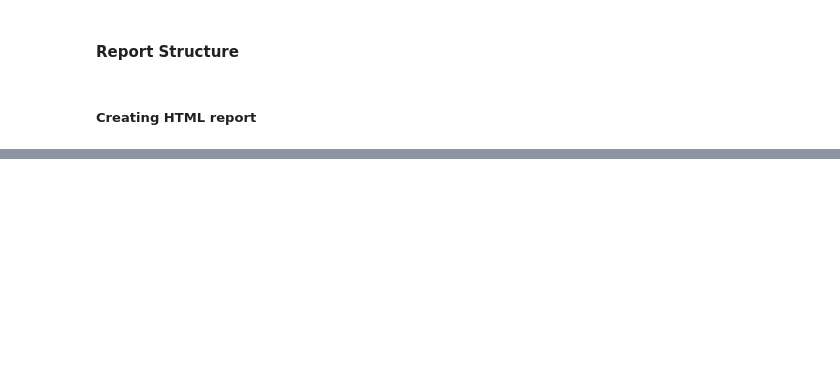
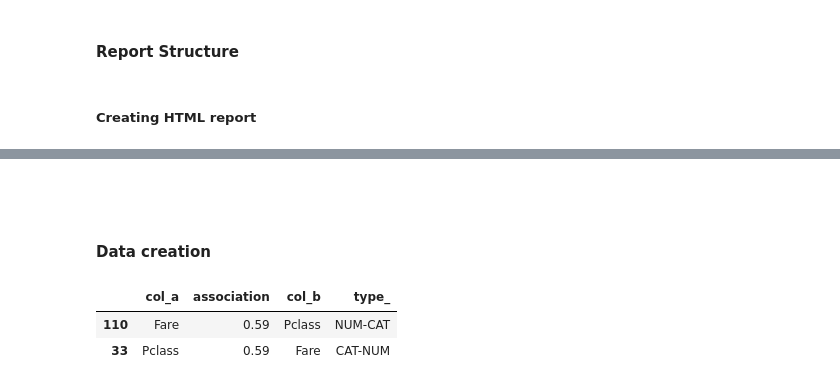
Before and after one commit to hsinghal726/Profiling, a Jupyter notebook: test.ipynb, the cells around one changed output, grey strips where cells are left out. Cells and saved outputs as stored; diff of their text form; code cells hidden in the pictures; blank space fills up the shorter version.

```diff
--- a/test.ipynb
+++ b/test.ipynb
@@ -344,0 +122,4 @@ def describe_categorical(series: pd.Series) -> dict:
+# %% [markdown]
+# #
+# %% [markdown]
+#### Data creation
@@ -344,0 +129,6 @@ def describe_categorical(series: pd.Series) -> dict:
+# %%
+associations_df.head(2)
+# %% [output]
+|  | col_a | association | col_b | type_ |
+| 110 | Fare | 0.59 | Pclass | NUM-CAT |
+| 33 | Pclass | 0.59 | Fare | CAT-NUM |
```
Also changed, not shown: parts of 45 cells of this notebook, 25 other files.
